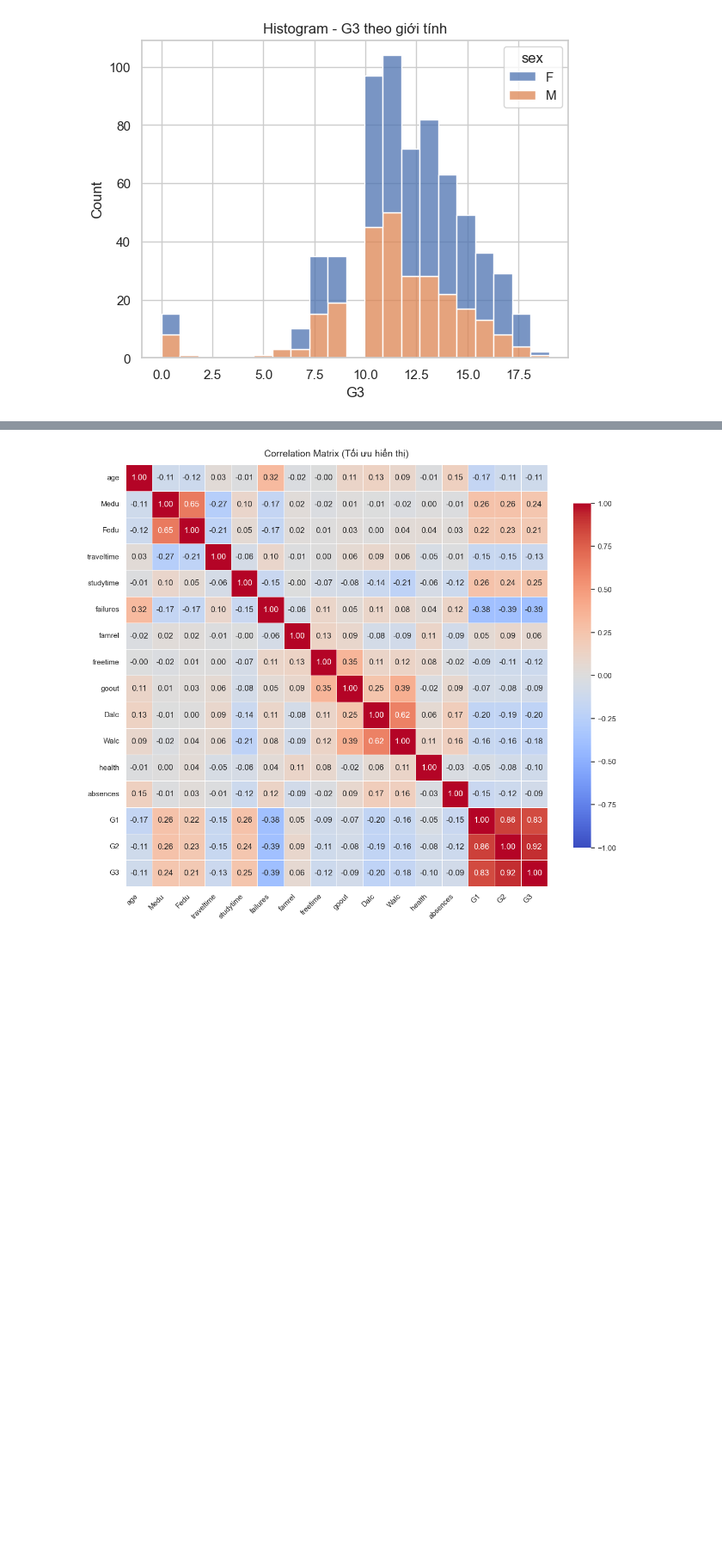
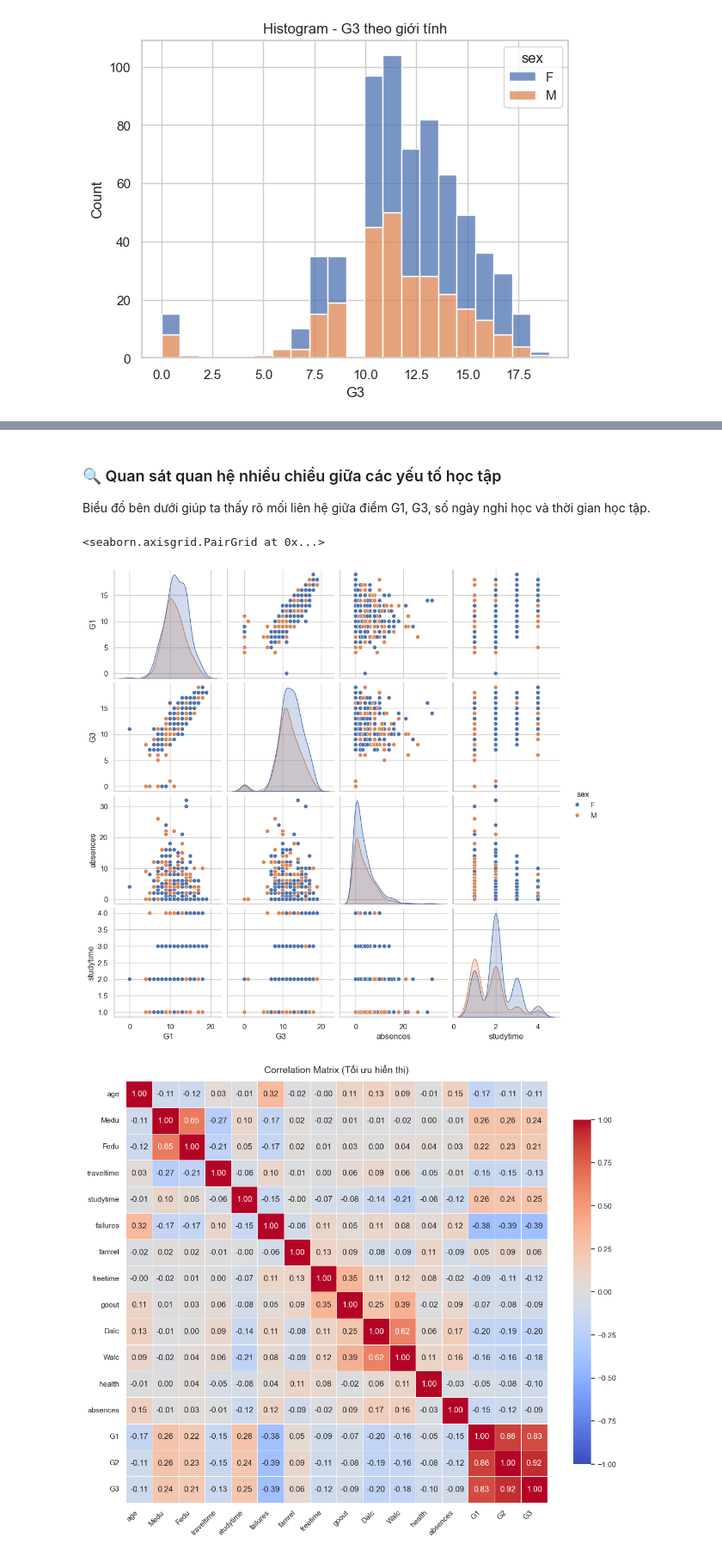
Before and after one commit to baolamabcd13/jupyter-ct, a Jupyter notebook: student.ipynb, the cells around one changed output, grey strips where cells are left out. Shown at 86% size. Drawn from its saved outputs; the diff is of its cells as text; code cells hidden in the pictures; blank space fills up the shorter version.

```diff
--- a/student.ipynb
+++ b/student.ipynb
@@ -172,3 +209,11 @@ plt.show()
+# %% [markdown]
+### 🔍 Quan sát quan hệ nhiều chiều giữa các yếu tố học tập
+Biểu đồ bên dưới giúp ta thấy rõ mối liên hệ giữa điểm G1, G3, số ngày nghỉ học và thời gian học tập.
+# %%
+sns.pairplot(df, vars=['G1', 'G3', 'absences', 'studytime'], hue='sex')
+# %% [output]
+<seaborn.axisgrid.PairGrid at 0x...>
+[figure, added]
 # %%
 
 numeric_cols = df.select_dtypes(include=['int64', 'float64'])
```
Also changed, not shown: parts of 8 cells of this notebook.
